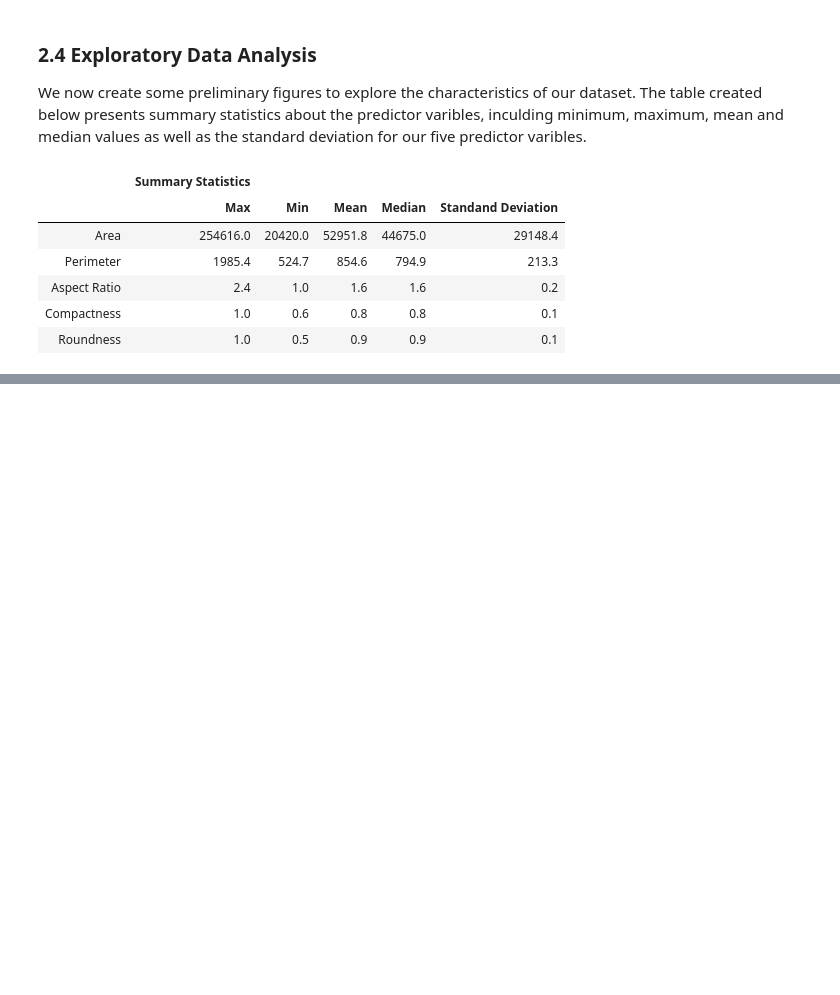
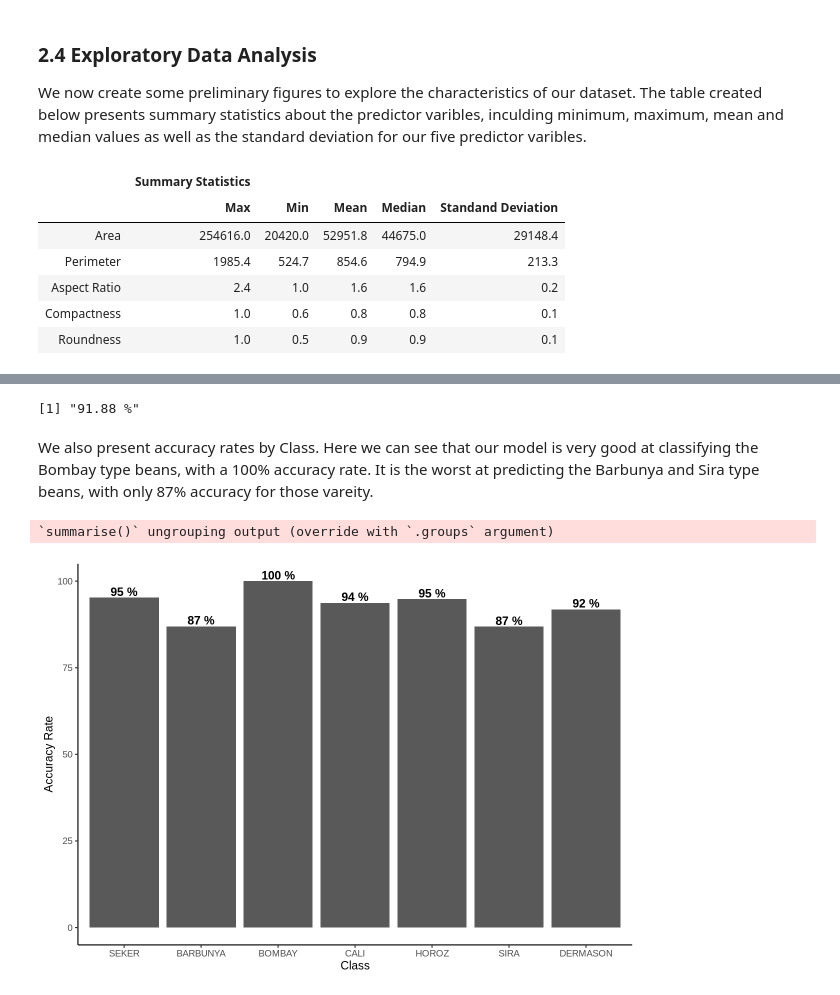
Before and after one commit to EdwardWangDataScience/Project_Proposal_Group_24, a Jupyter notebook: main/Group_project.ipynb, the cells around one changed output, grey strips where cells are left out. Saved outputs shown, nothing was run; the diff lists cells and outputs as text; code cells hidden in the pictures; blank space fills up the shorter version.

```diff
--- a/main/Group_project.ipynb
+++ b/main/Group_project.ipynb
@@ -222,0 +240,43 @@ beans_accuracy
+# %%
+beans_summary <- beans_predictions %>%
+                  metrics(truth = Class, estimate = .pred_class) %>%
+                  filter(.metric == "accuracy")
+
+beans_accuracy <- beans_summary %>%
+                select(.estimate) %>%
+                pull()
+
+paste(round(beans_accuracy*100,2), "%")
+# %% [output]
+[1] "91.88 %"
+# %% [markdown]
+We also present accuracy rates by Class. Here we can see that our model is very good at classifying the Bombay type beans, with a 100% accuracy rate. It is the worst at predicting the Barbunya and Sira type beans, with only 87% accuracy for those vareity.
+# %%
+accurate_test <- function(class, prediction) {
+   if (class == prediction) {1}
+    else {0}
+}
+
+class_acc <- beans_fit %>%
+  predict(beans_test) %>%
+  bind_cols(beans_test)%>%
+  rowwise()%>%
+  mutate(acc = accurate_test(Class, .pred_class))
+
+class_acc_stats <- class_acc %>%
+                    group_by(Class)%>%
+                    summarize(n = n(),
+                              acc_count = sum(acc))%>%
+                    mutate(percent_acc = (acc_count/n)*100)
+
+class_acc_plot <- ggplot(class_acc_stats, aes(y = percent_acc, x = Class))+
+                    geom_bar(stat = "identity")+
+                    geom_text(aes(label = paste(round(percent_acc),"%"), fontface=2), vjust = -0.2, size = 5)+
+                    labs(x = "Class",
+                         y = "Accuracy Rate")+
+                    theme_classic(base_size = 14)
+
+class_acc_plot
+# %% [output]
+`summarise()` ungrouping output (override with `.groups` argument)
+[figure, added]
```
Also changed, not shown: parts of 18 cells of this notebook.
